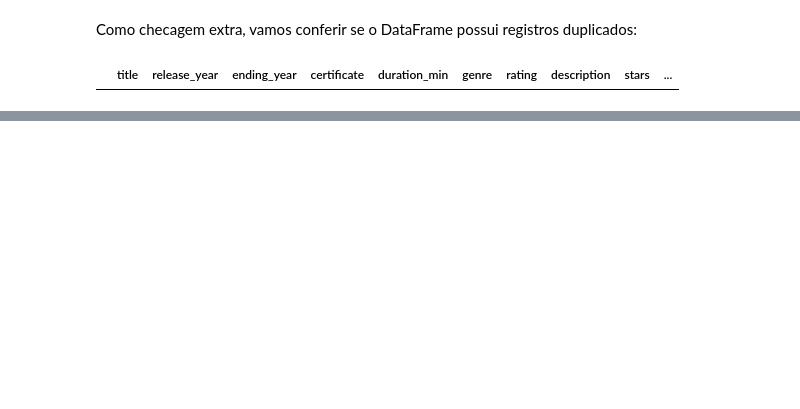
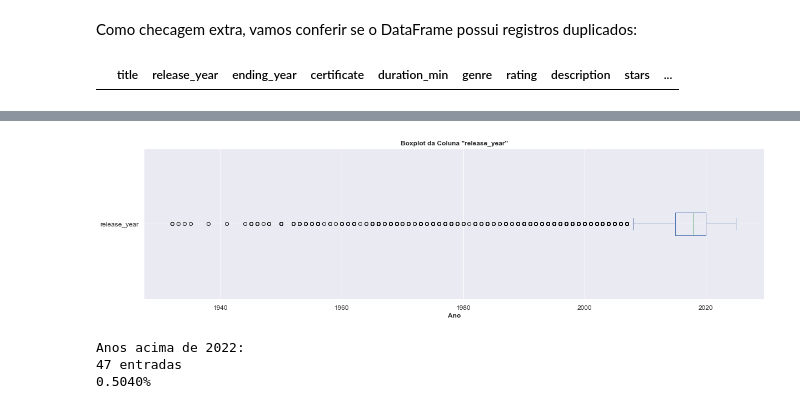
Before and after one commit to JoSEPHDev2022/netflix_movies_analise, a Jupyter notebook: analise.ipynb, the cells around one changed output, grey strips where cells are left out. Cells and saved outputs as stored; diff of their text form; code cells hidden in the pictures; blank space fills up the shorter version.

```diff
--- a/analise.ipynb
+++ b/analise.ipynb
@@ -394,0 +460,28 @@ df_movies_clean.loc[(df_movies_clean.duplicated() == True), :]
+# %%
+# Boxplot
+
+# Selecionando dados diferentes de 0 para checagem distributiva dos dados:
+release_year = df_movies_clean.loc[(df_movies_clean['release_year'] != 0), ['release_year']]
+
+# Plotando:
+release_year.plot(
+    kind='box',
+    vert=False,
+    figsize=(20,5),
+    fontsize=12
+    )
+
+plt.title('Boxplot da Coluna "release_year"', fontsize=12, fontweight='bold')
+plt.xlabel('Ano', fontsize=12, fontweight='bold')
+
+plt.show()
+
+# Printando a quantidade anos que estão acima de 2022 (ano da confecção desse projeto):
+print("Anos acima de 2022:")
+print("{} entradas".format(len(release_year[release_year['release_year'] > 2022])))
+print("{:.4f}%".format((len(release_year[release_year['release_year'] > 2022]) / release_year.shape[0]) * 100))
+# %% [output]
+[figure, added]
+Anos acima de 2022:
+47 entradas
+0.5040%
```
Also changed, not shown: parts of 38 cells of this notebook.
